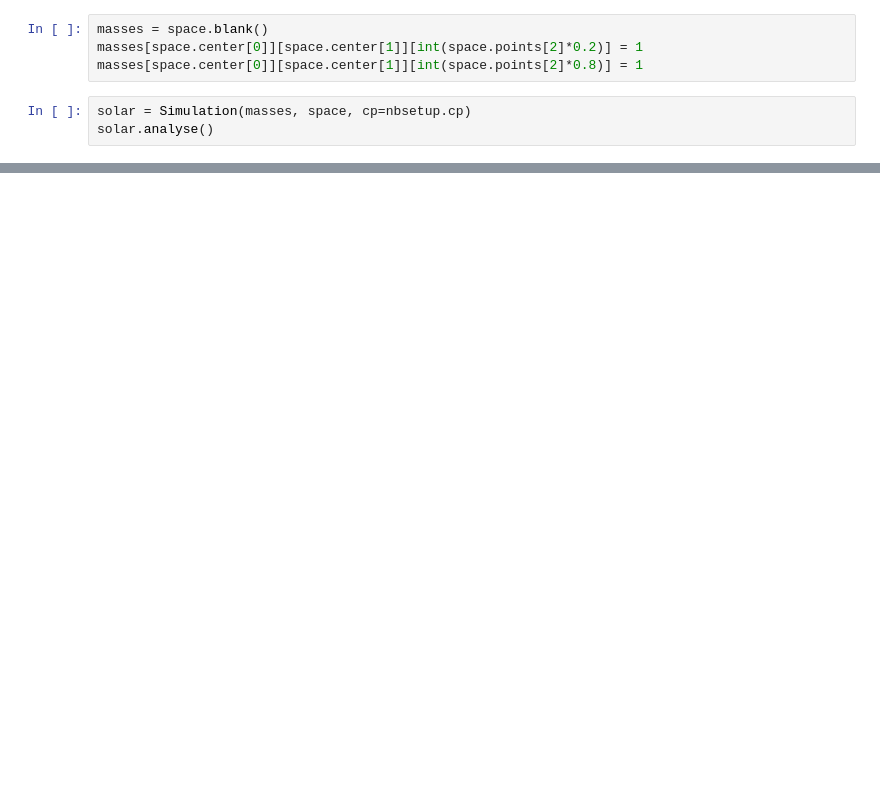
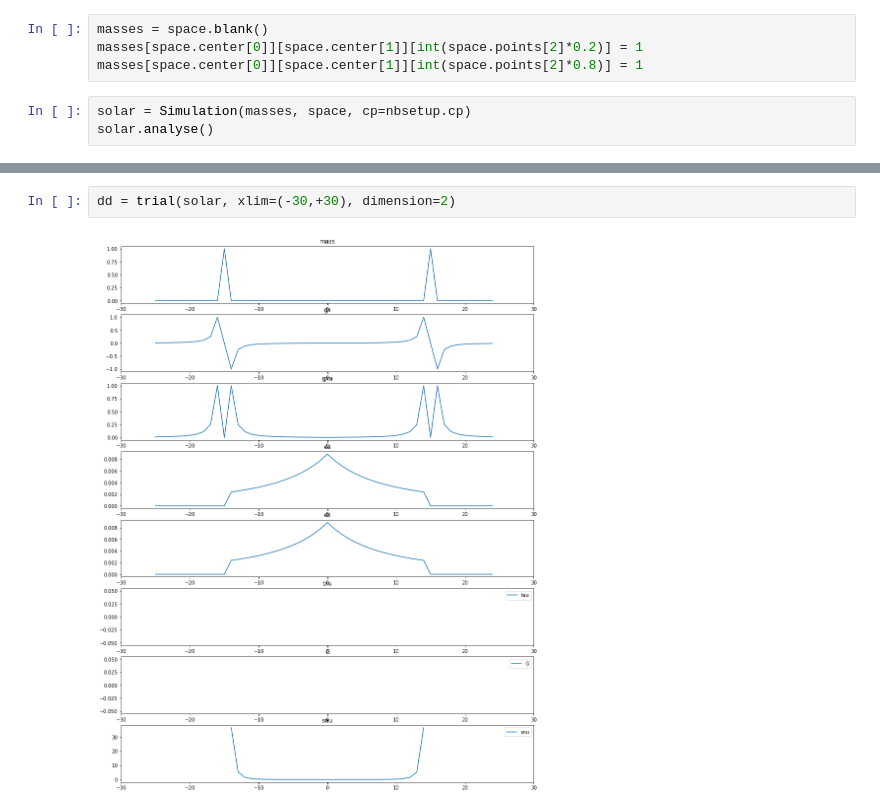
Before and after one commit to timjdavey/galactus, a Jupyter notebook: notebooks/Solar system.ipynb, the cells around one changed output, grey strips where cells are left out. Drawn from its saved outputs; the diff is of its cells as text; blank space fills up the shorter version.

```diff
--- a/notebooks/Solar system.ipynb
+++ b/notebooks/Solar system.ipynb
@@ -41,0 +72,4 @@ mass
+# %%
+dd = trial(solar, xlim=(-30,+30), dimension=2)
+# %% [output]
+[figure, added]
```
Also changed, not shown: parts of 9 cells of this notebook, 19 other files.
